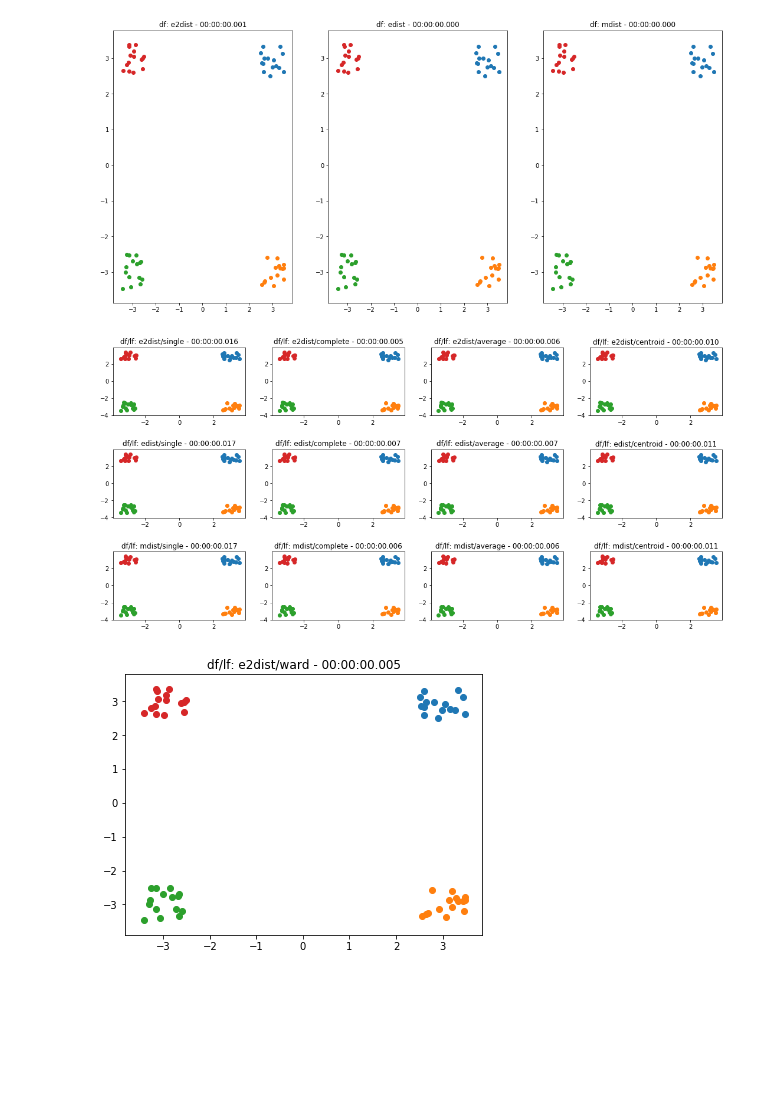
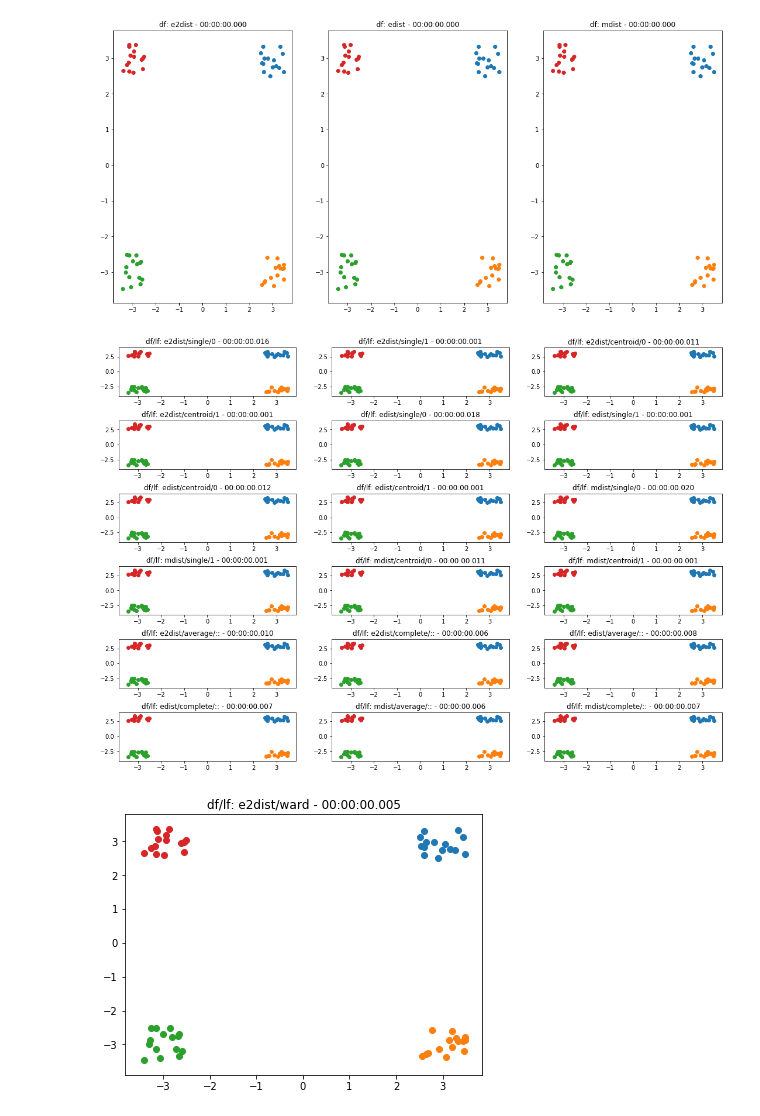
Before and after one commit to KxSystems/ml, a Jupyter notebook: clust/notebooks/clustering.ipynb, the cells around one changed output. Cells and saved outputs as stored; diff of their text form; code cells hidden in the pictures; blank space fills up the shorter version.

Commit message:
added c impl of single and centroid

```diff
--- a/clust/notebooks/clustering.ipynb
+++ b/clust/notebooks/clustering.ipynb
@@ -41,7 +41,7 @@ plotcluster[`dbscan;d1;(cross/)(-1_df;5;5)]
 # %% [output]
 [figure]
 # %%
-plotcluster[`hc;d1;(cross/)(4;-1_df;-1_lf)]
+plotcluster[`hc;d1;((cross/)(4;-1_df;`single`centroid;01b)),(cross/)(4;-1_df;`average`complete;(::))]
 # %% [output]
-[figure, old version]
+[figure, new version]
 # %%
```
Also changed, not shown: parts of 11 cells of this notebook, 11 other files.
